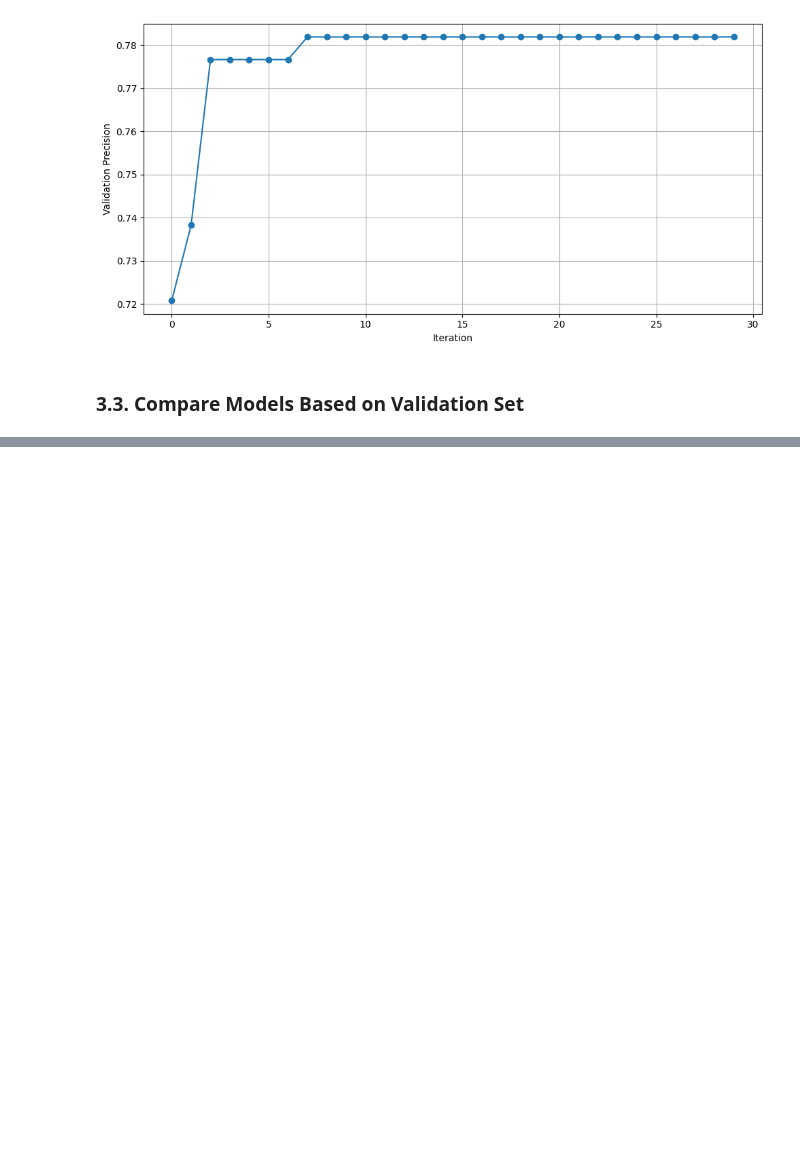
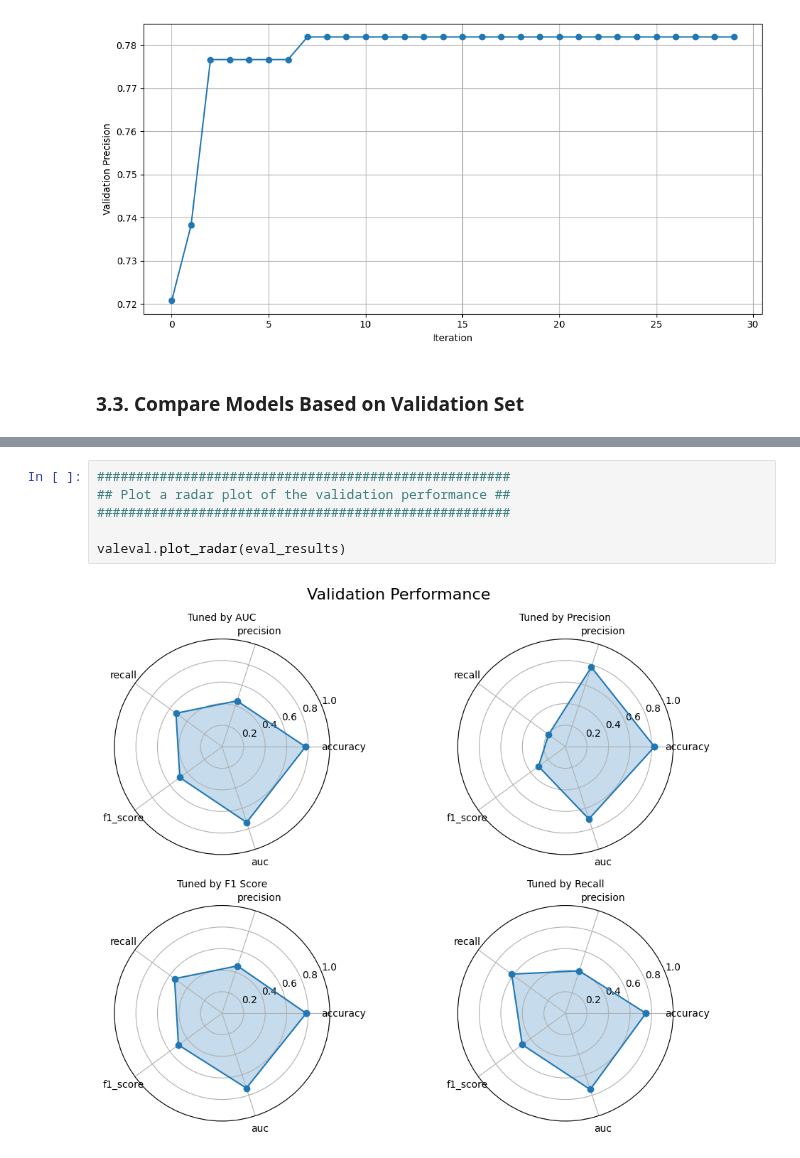
Before and after one commit to trinhkieuha/dp-shap-anomaly-detection, a Jupyter notebook: notebooks/03_Baseline_Model.ipynb, the cells around one changed output, grey strips where cells are left out. Saved outputs shown, nothing was run; the diff lists cells and outputs as text; blank space fills up the shorter version.

```diff
--- a/notebooks/03_Baseline_Model.ipynb
+++ b/notebooks/03_Baseline_Model.ipynb
@@ -443,0 +280,8 @@ plt.show()
+# %%
+#####################################################
+## Plot a radar plot of the validation performance ##
+#####################################################
+
+valeval.plot_radar(eval_results)
+# %% [output]
+[figure, added]
```
Also changed, not shown: parts of 10 cells of this notebook, 47 other files.
